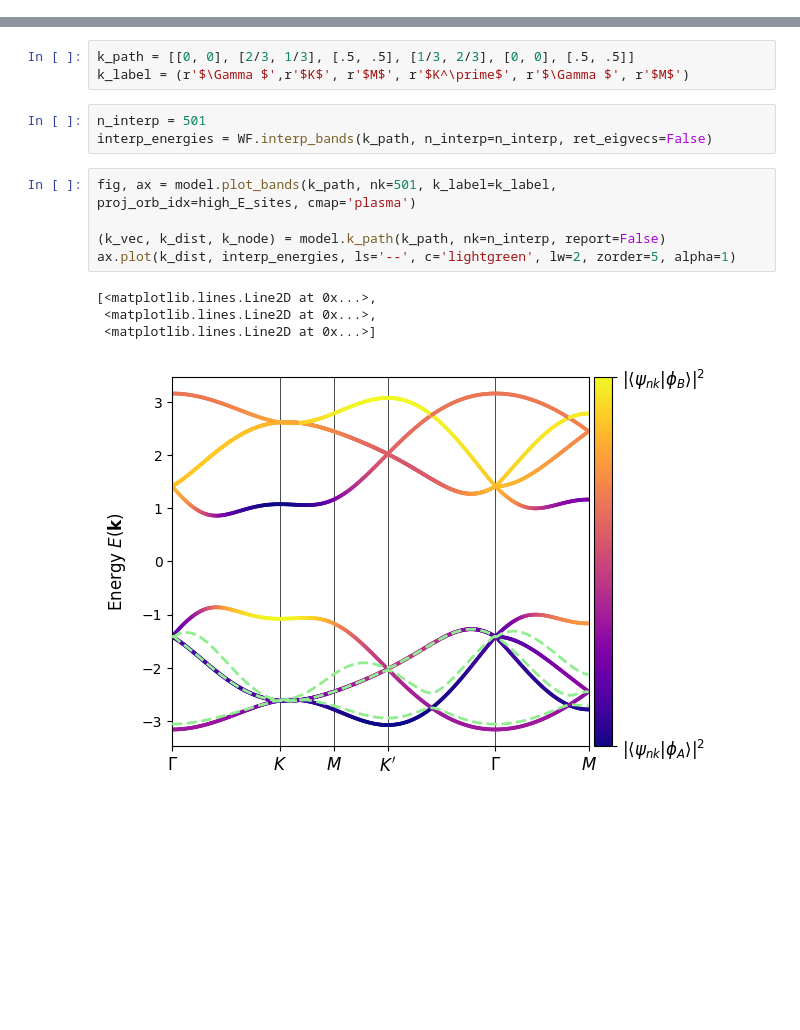
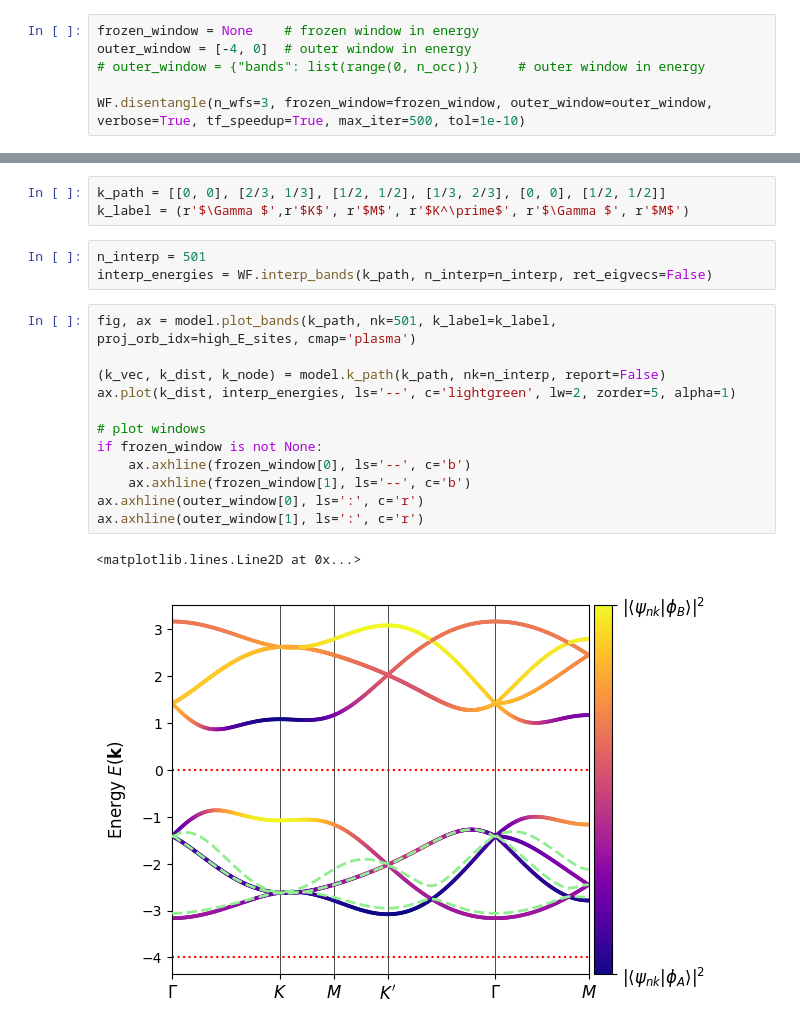
Before and after one commit to pythtb/pythtb, a Jupyter notebook: docs/source/examples_ipynb/reduced_wannier.ipynb, the cells around one changed output, grey strips where cells are left out. Saved outputs shown, nothing was run; the diff lists cells and outputs as text; blank space fills up the shorter version.

```diff
--- a/docs/source/examples_ipynb/reduced_wannier.ipynb
+++ b/docs/source/examples_ipynb/reduced_wannier.ipynb
@@ -146,0 +130,6 @@ Setting Bloch-like states...
+# %%
+frozen_window = None    # frozen window in energy
+outer_window = [-4, 0]  # outer window in energy
+# outer_window = {"bands": list(range(0, n_occ))}     # outer window in energy
+
+WF.disentangle(n_wfs=3, frozen_window=frozen_window, outer_window=outer_window, verbose=True, tf_speedup=True, max_iter=500, tol=1e-10)
@@ -212,7 +247,7 @@ WF.plot_centers()
 
 We can view the Wannier interpolated bands by calling `plot_interp_bands`. We specify a set of high-symmetry k-points that defines the one-dimensional path along which the bands are plotted.
 # %%
-k_path = [[0, 0], [2/3, 1/3], [.5, .5], [1/3, 2/3], [0, 0], [.5, .5]]
+k_path = [[0, 0], [2/3, 1/3], [1/2, 1/2], [1/3, 2/3], [0, 0], [1/2, 1/2]]
 k_label = (r'$\Gamma $',r'$K$', r'$M$', r'$K^\prime$', r'$\Gamma $', r'$M$')
 # %%
 n_interp = 501
@@ -220,10 +255,15 @@ interp_energies = WF.interp_bands(k_path, n_interp=n_interp, ret_eigvecs=False)
 # %%
 fig, ax = model.plot_bands(k_path, nk=501, k_label=k_label, proj_orb_idx=high_E_sites, cmap='plasma')
 
 (k_vec, k_dist, k_node) = model.k_path(k_path, nk=n_interp, report=False)
 ax.plot(k_dist, interp_energies, ls='--', c='lightgreen', lw=2, zorder=5, alpha=1)
+
+# plot windows
+if frozen_window is not None:
+    ax.axhline(frozen_window[0], ls='--', c='b')
+    ax.axhline(frozen_window[1], ls='--', c='b')
+ax.axhline(outer_window[0], ls=':', c='r')
+ax.axhline(outer_window[1], ls=':', c='r')
 # %% [output]
-[<matplotlib.lines.Line2D at 0x...>,
- <matplotlib.lines.Line2D at 0x...>,
- <matplotlib.lines.Line2D at 0x...>]
+<matplotlib.lines.Line2D at 0x...>
-[figure, old version]
+[figure, new version]
```
Also changed, not shown: parts of 12 cells of this notebook, 22 other files.
